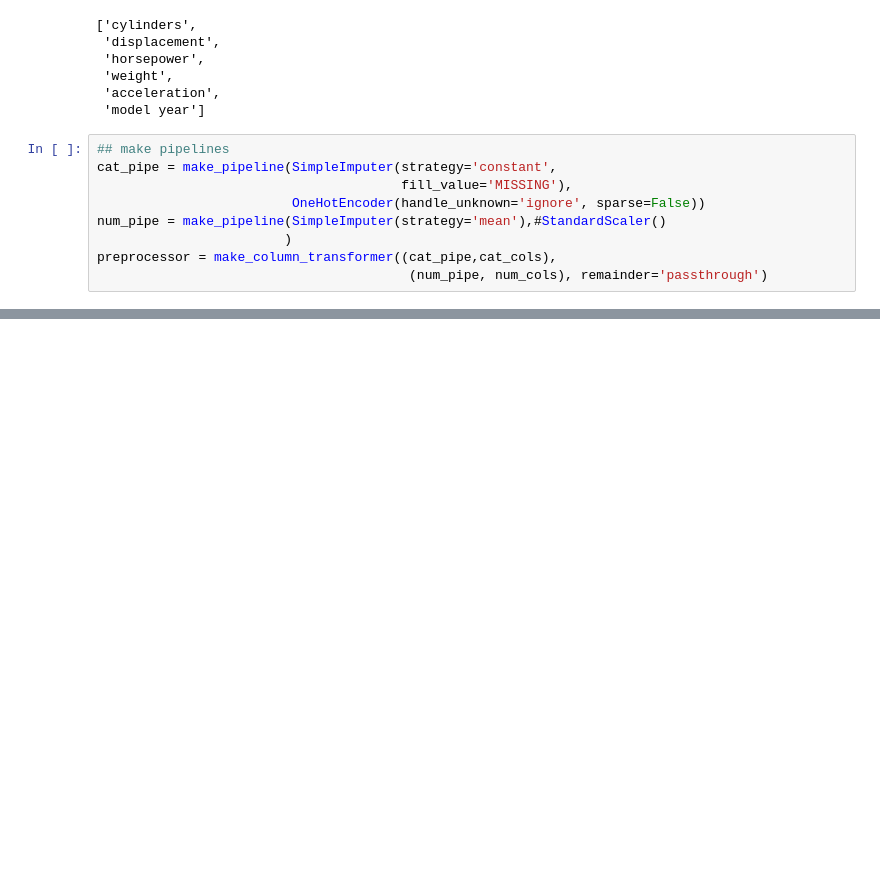
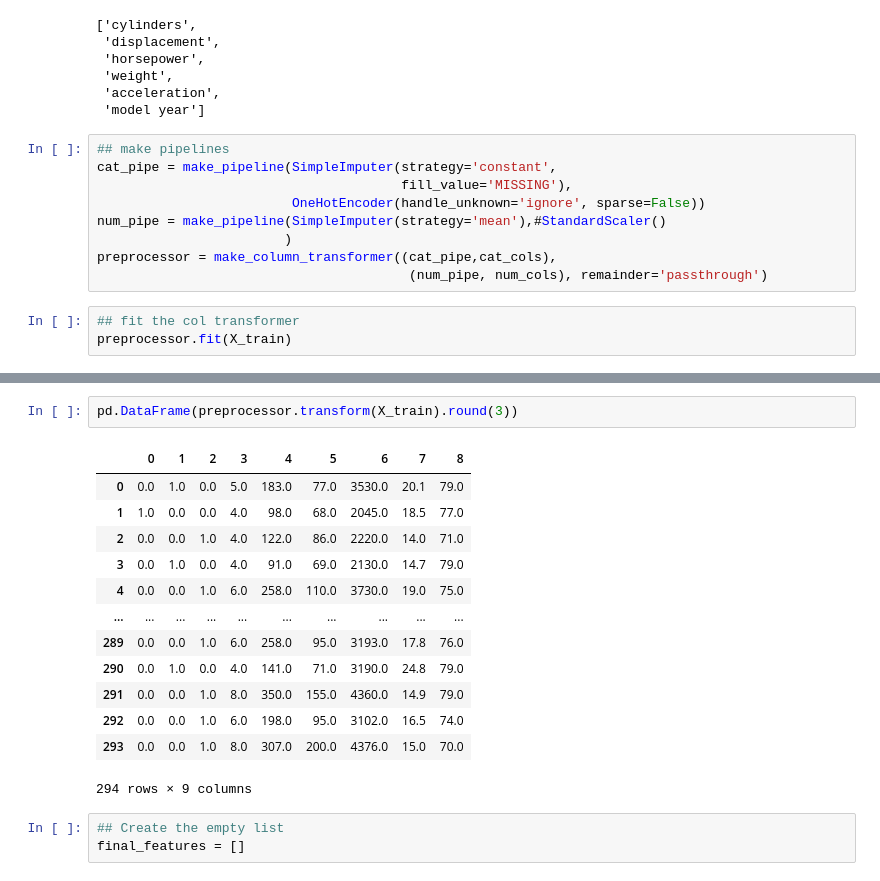
Before and after one commit to paulapipkin/stats_model, a Jupyter notebook: stats_model.ipynb, the cells around one changed output, grey strips where cells are left out. Saved outputs shown, nothing was run; the diff lists cells and outputs as text; blank space fills up the shorter version.

```diff
--- a/stats_model.ipynb
+++ b/stats_model.ipynb
@@ -102,3 +108,6 @@ num_pipe = make_pipeline(SimpleImputer(strategy='mean'),#StandardScaler()
                         )
 preprocessor = make_column_transformer((cat_pipe,cat_cols),
                                         (num_pipe, num_cols), remainder='passthrough')
+# %%
+## fit the col transformer
+preprocessor.fit(X_train)
@@ -104,0 +129,19 @@ preprocessor = make_column_transformer((cat_pipe,cat_cols),
+# %%
+pd.DataFrame(preprocessor.transform(X_train).round(3))
+# %% [output]
+|  | 0 | 1 | 2 | 3 | 4 | 5 | 6 | 7 | 8 |
+| 0 | 0.0 | 1.0 | 0.0 | 5.0 | 183.0 | 77.0 | 3530.0 | 20.1 | 79.0 |
+| 1 | 1.0 | 0.0 | 0.0 | 4.0 | 98.0 | 68.0 | 2045.0 | 18.5 | 77.0 |
+| 2 | 0.0 | 0.0 | 1.0 | 4.0 | 122.0 | 86.0 | 2220.0 | 14.0 | 71.0 |
+| 3 | 0.0 | 1.0 | 0.0 | 4.0 | 91.0 | 69.0 | 2130.0 | 14.7 | 79.0 |
+| 4 | 0.0 | 0.0 | 1.0 | 6.0 | 258.0 | 110.0 | 3730.0 | 19.0 | 75.0 |
+| ... | ... | ... | ... | ... | ... | ... | ... | ... | ... |
+| 289 | 0.0 | 0.0 | 1.0 | 6.0 | 258.0 | 95.0 | 3193.0 | 17.8 | 76.0 |
+| 290 | 0.0 | 1.0 | 0.0 | 4.0 | 141.0 | 71.0 | 3190.0 | 24.8 | 79.0 |
+| 291 | 0.0 | 0.0 | 1.0 | 8.0 | 350.0 | 155.0 | 4360.0 | 14.9 | 79.0 |
+| 292 | 0.0 | 0.0 | 1.0 | 6.0 | 198.0 | 95.0 | 3102.0 | 16.5 | 74.0 |
+| 293 | 0.0 | 0.0 | 1.0 | 8.0 | 307.0 | 200.0 | 4376.0 | 15.0 | 70.0 |
+294 rows × 9 columns
+# %%
+## Create the empty list
+final_features = []
```
Also changed, not shown: parts of 24 cells of this notebook.
